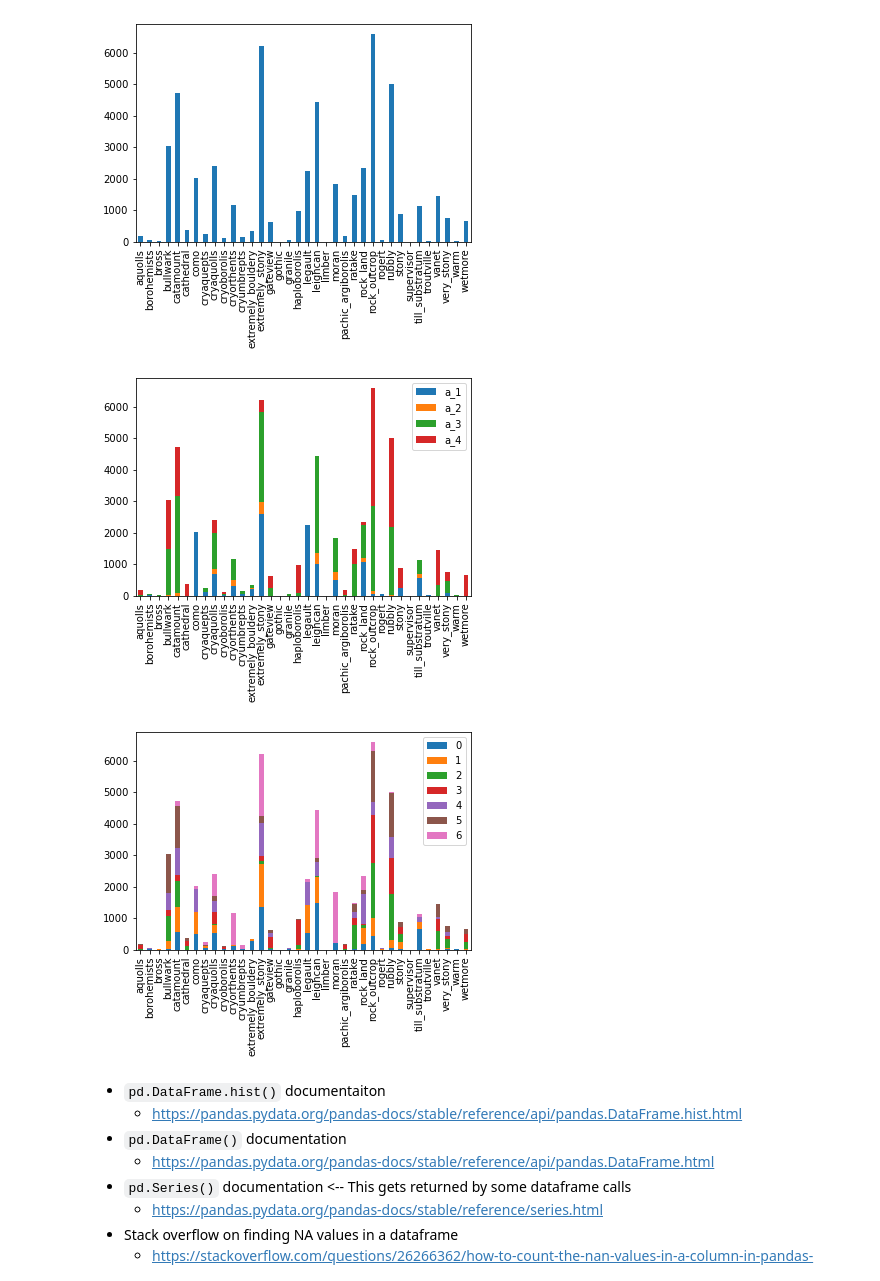
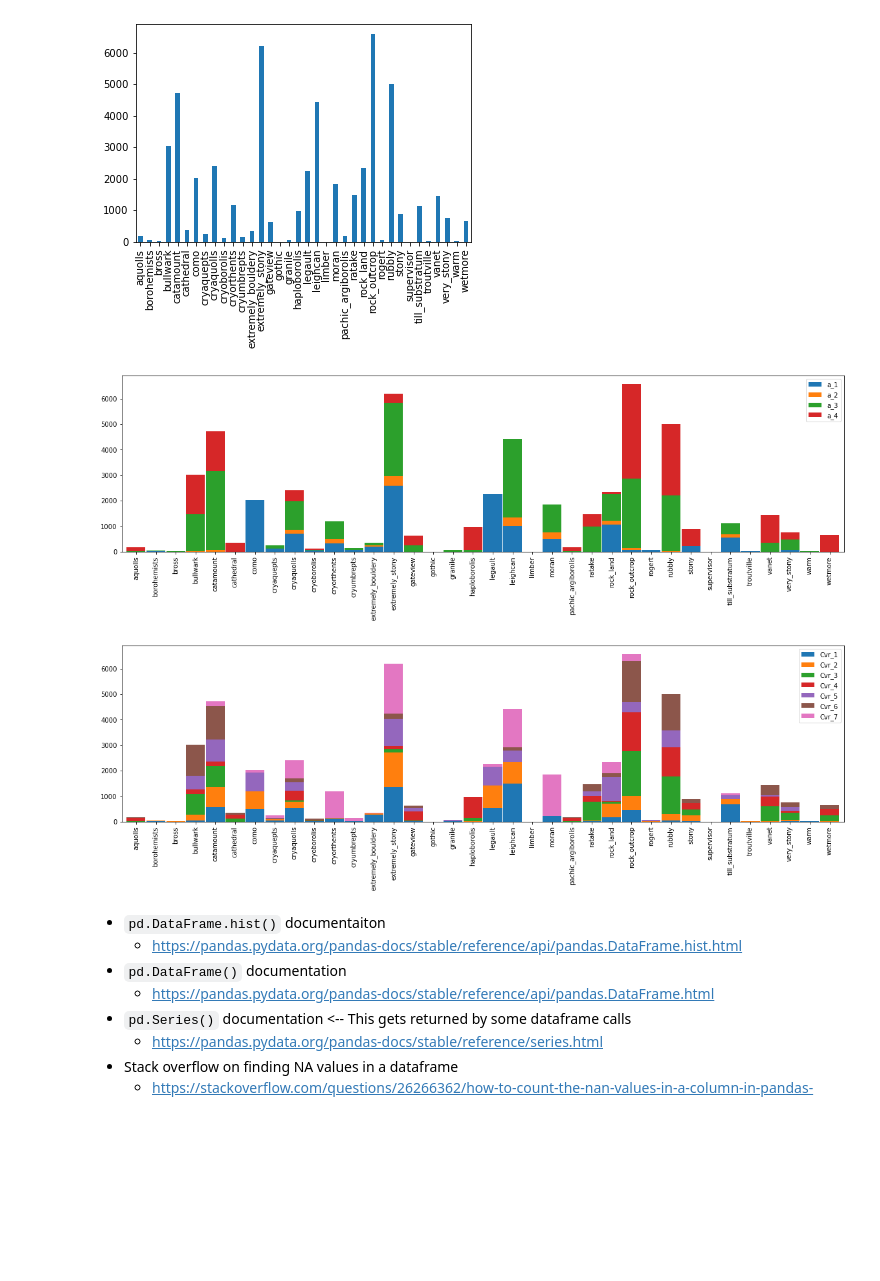
Before and after one commit to justinetaylor/mids-w207-final-project, a Jupyter notebook: km_EDA/km_EDA.ipynb, the cells around one changed output. Cells and saved outputs as stored; diff of their text form; code cells hidden in the pictures; blank space fills up the shorter version.

Commit message:
made histograms split by cover type

```diff
--- a/km_EDA/km_EDA.ipynb
+++ b/km_EDA/km_EDA.ipynb
@@ -283,11 +307,18 @@ look at some non-metric variables
 # %%
 area_df = df[["a_1","a_2","a_3","a_4"]]
 
-area_df.sum(axis=0).plot.bar()
+# area_df.sum(axis=0).plot.bar()
 
 print("Max Number of areas: {}".format(area_df.sum(axis=1).max()))
 print("Min Number of areas: {}".format(area_df.sum(axis=1).min()))
 
+area_counts = pd.DataFrame()
+for ii in range(7):
+    area_counts["Cvr_"+str(ii+1)] = area_df.loc[df["cvr_typ"]==ii+1].sum(axis=0)
+
+area_counts.plot(kind="bar",stacked=True , width = .95, figsize=(8,8))
+plt.show()
+
 area_df.head()
 # %% [output]
 Max Number of areas: 1
@@ -471,15 +502,15 @@ dtype: int64
 # %%
 # soil_counts = trans_soil_df.loc[df_new["a_4"]==1].sum(axis=0)
 # soil_counts.plot.bar()
 
 soil_counts = pd.DataFrame()
 for ii in ["a_1","a_2","a_3","a_4"]:
     soil_counts[ii] = trans_soil_df.loc[df_new[ii]==1].sum(axis=0)
 
-soil_counts.plot(kind="bar",stacked=True )
+soil_counts.plot(kind="bar",stacked=True , width = .95, figsize=(20,5))
 plt.show()
 # %% [output]
-[figure, old version]
+[figure, new version]
 # %%
 # for ii in range(7):
 #     soil_counts = trans_soil_df.loc[df_new["cvr_typ"]==ii+1].sum(axis=0)
@@ -488,12 +519,12 @@ plt.show()
 
 soil_counts = pd.DataFrame()
 for ii in range(7):
-    soil_counts[ii] = trans_soil_df.loc[df_new["cvr_typ"]==ii+1].sum(axis=0)
+    soil_counts["Cvr_"+str(ii+1)] = trans_soil_df.loc[df_new["cvr_typ"]==ii+1].sum(axis=0)
 
-soil_counts.plot(kind="bar",stacked=True )
+soil_counts.plot(kind="bar",stacked=True , width = .95, figsize=(20,5))
 plt.show()
 # %% [output]
-[figure, old version]
+[figure, new version]
 # %% [markdown]
 * `pd.DataFrame.hist()` documentaiton
   * https://pandas.pydata.org/pandas-docs/stable/reference/api/pandas.DataFrame.hist.html
```
Also changed, not shown: parts of 3 cells of this notebook.
